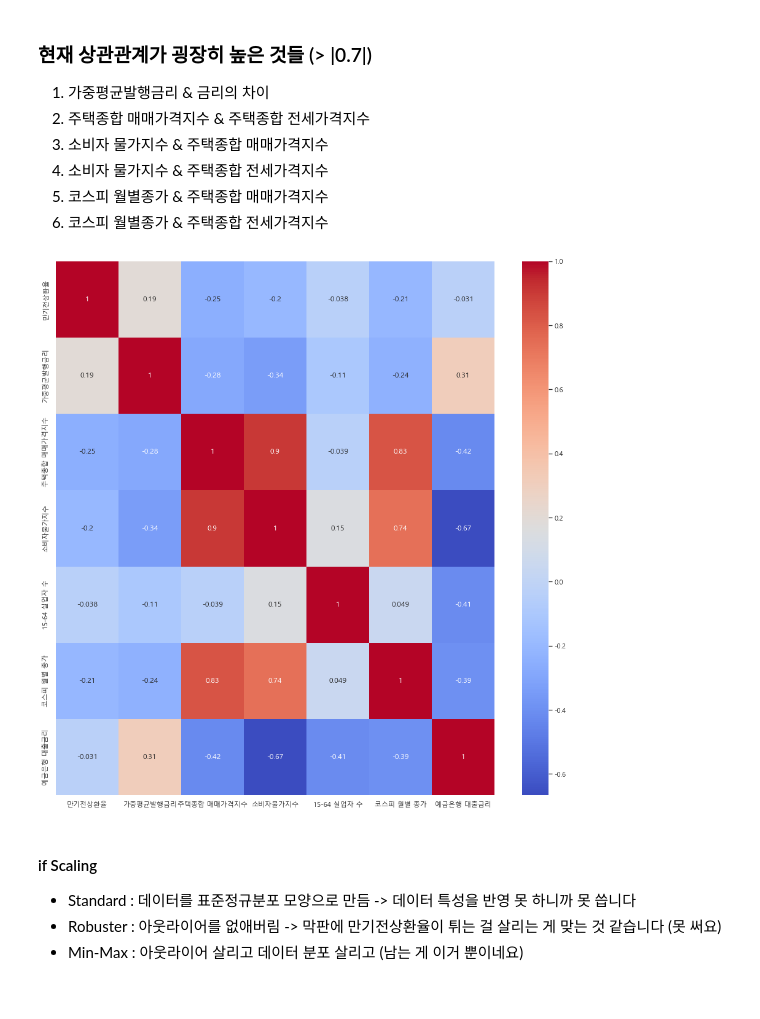
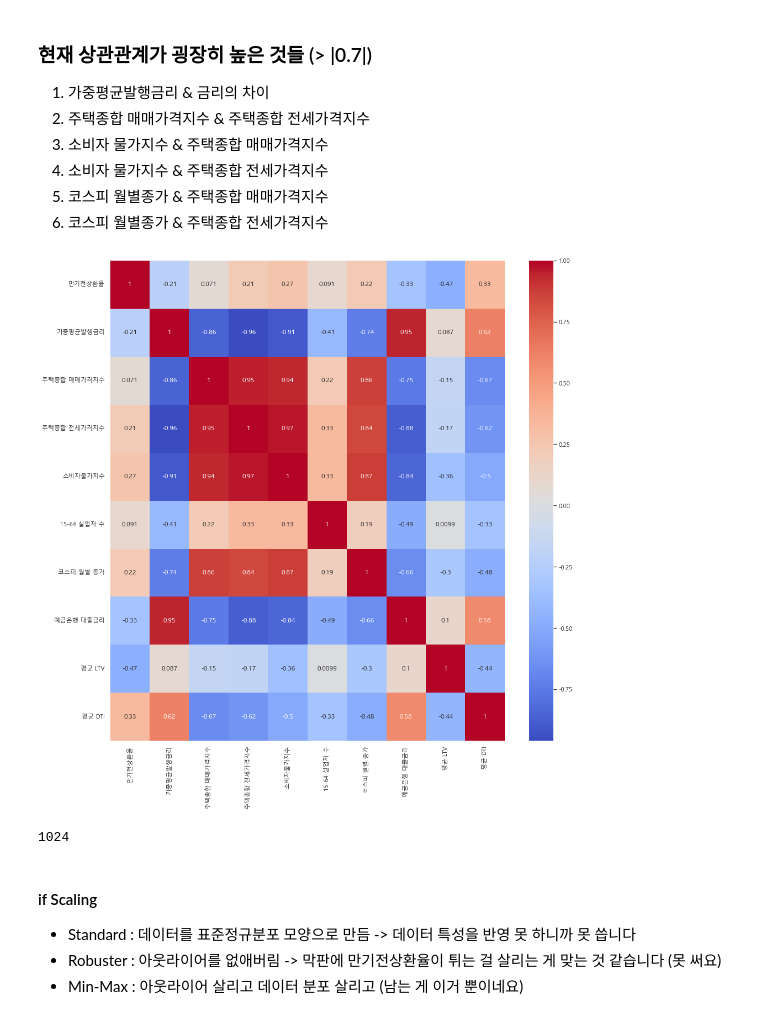
Before and after one commit to pelllzz/ubion4_project1, a Jupyter notebook: code/본격_분석.ipynb, the cells around one changed output. Cells and saved outputs as stored; diff of their text form; code cells hidden in the pictures.

```diff
--- a/code/본격_분석.ipynb
+++ b/code/본격_분석.ipynb
@@ -3,5 +3,5 @@ import pandas as pd
 import numpy as np
 # %%
 # get data
-data = pd.read_csv("../전처리/전처리_최종.csv", encoding="CP949")
+data = pd.read_csv("../전처리/전처리_최종_V2.csv", encoding="CP949")
 data.drop(columns=['Unnamed: 0'], inplace=True)
@@ -8,5 +19,8 @@ data.drop(columns=['Unnamed: 0'], inplace=True)
 # %%
+# 기준월 기준으로 데이터 그룹화
+data_a = data.groupby(['기준월']).mean()
+
 # 금리 차이 구하기
-data['금리차'] = data['예금은행 대출금리'] - data['가중평균발행금리']
-data
+data_a['금리차'] = data_a['예금은행 대출금리'] - data_a['가중평균발행금리']
+data_a
 # %% [output]
@@ -99,0 +47,11 @@ plt.show()
+# %%
+data_a['주택종합 매매가격지수'] = data_a['주택종합 매매가격지수'].shift(1)
+data_a['주택종합 전세가격지수'] = data_a['주택종합 전세가격지수'].shift(1)
+data_a["예금은행 대출금리"] = np.log(data_a["예금은행 대출금리"]).shift(1)
+data_a["소비자물가지수"] = np.log(data_a["소비자물가지수"]).shift(1)
+data_a["코스피 월별 종가"] = np.log(data_a["코스피 월별 종가"]).shift(1)
+data_a["15-64 실업자 수"] = np.log(data_a["15-64 실업자 수"]).shift(1)
+# %%
+# 결측치 및 중복컬럼 삭제
+data_a.dropna(inplace=True)
+data_a.drop(columns=['조기상환율'], inplace=True)
@@ -189,17 +164,21 @@ plt.show()
 6. 코스피 월별종가 & 주택종합 전세가격지수
 # %%
 # 히트맵을 보고 컬럼에서 상관관계가 높다고 생각된 컬럼들 선정
-test4 = test3.copy()
-test4.drop(columns=['금리차','주택종합 전세가격지수'], inplace=True)
+data_b = data_a.copy()
+data_b.drop(columns=['금리차'], inplace=True)
 
 # 상관관계 재확인
 sns.set(rc={'figure.figsize':(16,16)}) # 히트맵 크기 설정
 plt.rc('font', family='Malgun Gothic') # 한글 깨짐 설정
-sns.heatmap(test4.corr(), annot=True, cmap='coolwarm') # 히트맵 그리기
+sns.heatmap(data_b.corr(), annot=True, cmap='coolwarm') # 히트맵 그리기
 plt.rcParams['axes.unicode_minus'] = False # 마이너스 부호 깨지는 걸 방지함
 plt.show()
 # %% [output]
-[figure, old version]
+[figure, new version]
+# %%
+2 ** 10
+# %% [output]
+1024
 # %% [markdown]
 #### if Scaling
 - Standard : 데이터를 표준정규분포 모양으로 만듬 -> 데이터 특성을 반영 못 하니까 못 씁니다
```
Also changed, not shown: parts of 26 cells of this notebook, 2 other files.
